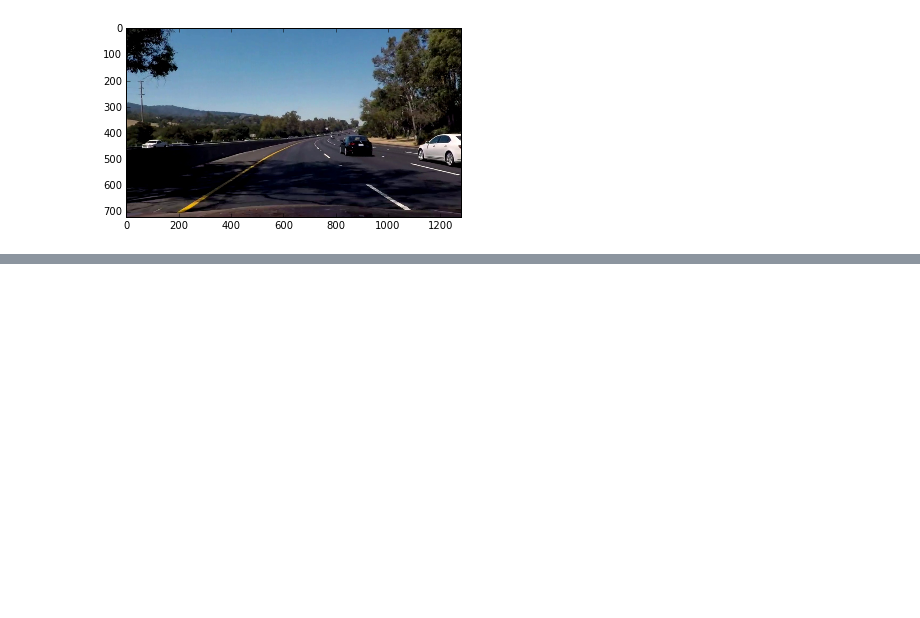
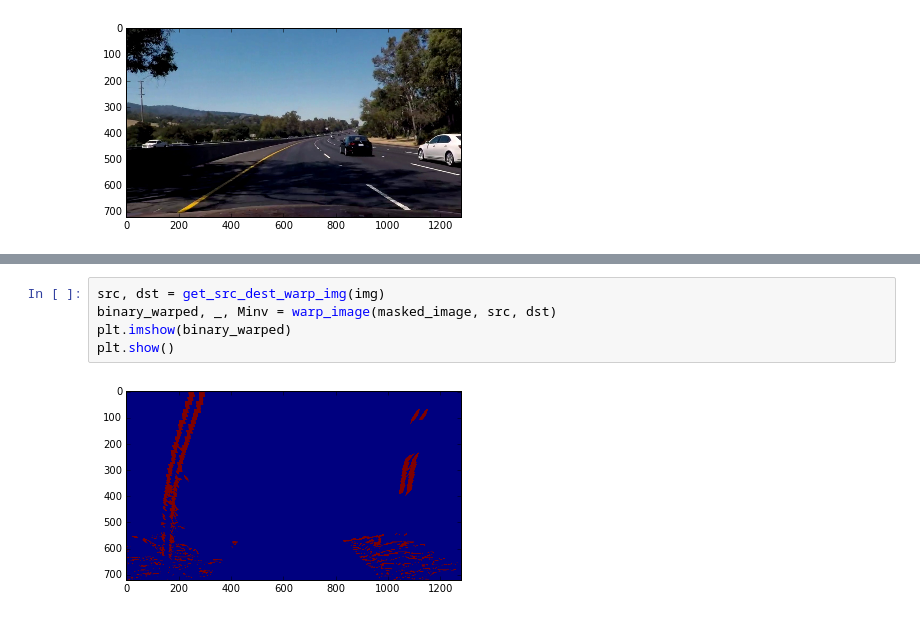
Before and after one commit to amiltonwong/CarND-Advanced-Lane-Lines, a Jupyter notebook: problem_debug.ipynb, the cells around one changed output, grey strips where cells are left out. Drawn from its saved outputs; the diff is of its cells as text; blank space fills up the shorter version.

```diff
--- a/problem_debug.ipynb
+++ b/problem_debug.ipynb
@@ -260,0 +310,7 @@ plt.show()
+# %%
+src, dst = get_src_dest_warp_img(img)
+binary_warped, _, Minv = warp_image(masked_image, src, dst)
+plt.imshow(binary_warped)
+plt.show()
+# %% [output]
+[figure, added]
```
Also changed, not shown: parts of 14 cells of this notebook, 15 other files.
